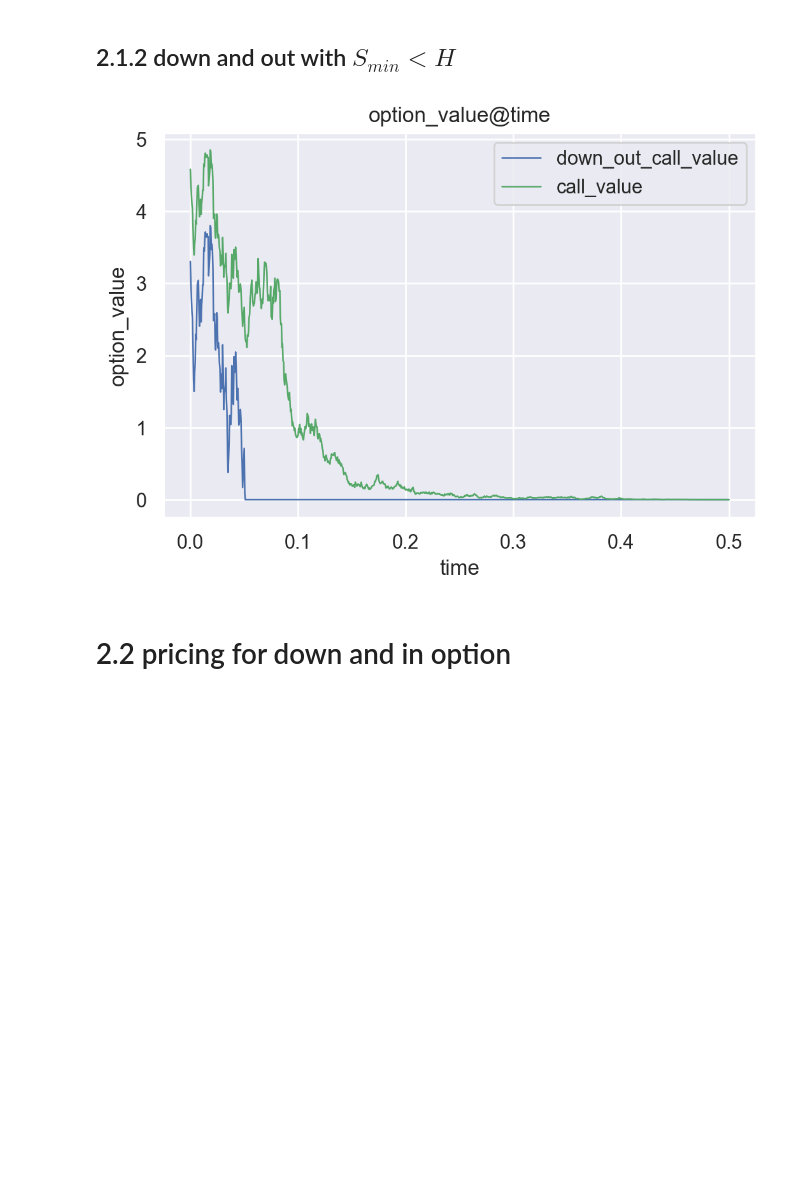
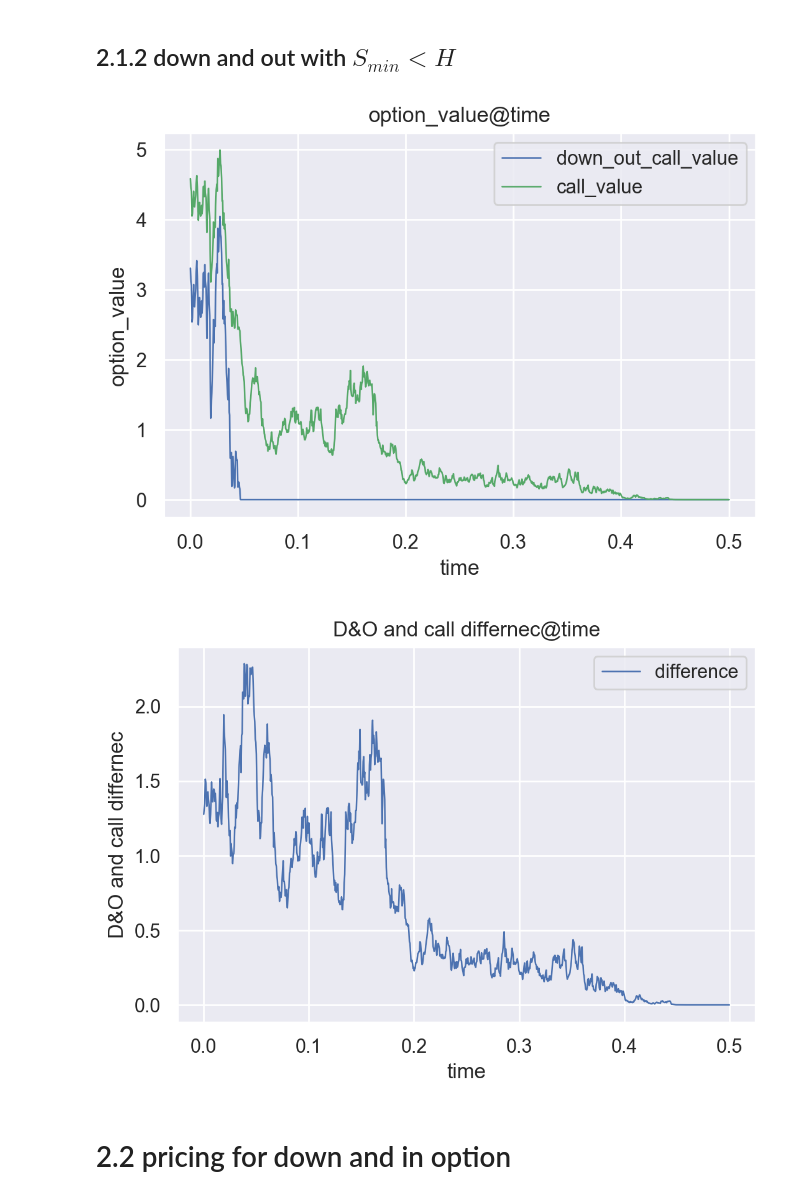
Before and after one commit to panyiming/Derivatives_pricing, a Jupyter notebook: hw3/hw3.ipynb, the cells around one changed output. Drawn from its saved outputs; the diff is of its cells as text; code cells hidden in the pictures; blank space fills up the shorter version.

```diff
--- a/hw3/hw3.ipynb
+++ b/hw3/hw3.ipynb
@@ -270,14 +284,22 @@ plot_path_price(paths, names, T, xname, yname)
 # %%
 N=1000
 DO_path = DO_value(Sts_di, H, K, sigma, T, N)
 COt_path = Ct_value(Sts_di, K, T, N, sigma)
 paths = [DO_path, COt_path]
 names = ['down_out_call_value', 'call_value']
 xname = 'time'
 yname = 'option_value'
 plot_path_price(paths, names, T, xname, yname)
+
+diff = (np.array(COt_path) - np.array(DO_path)).tolist()
+names = ['difference']
+xname = 'time'
+yname = 'D&O and call differnec'
+paths = [diff]
+plot_path_price(paths, names, T, xname, yname)
 # %% [output]
-[figure, old version]
+[figure, new version]
+[figure, added]
 # %% [markdown]
 # 2.2 pricing for down and in option
 # %% [markdown]
```
Also changed, not shown: parts of 8 cells of this notebook, 1 other file.
